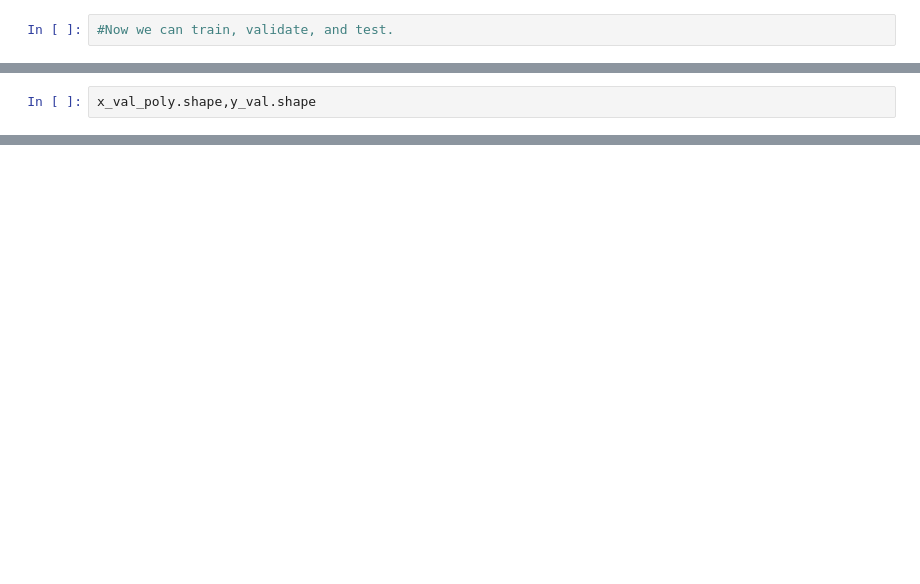
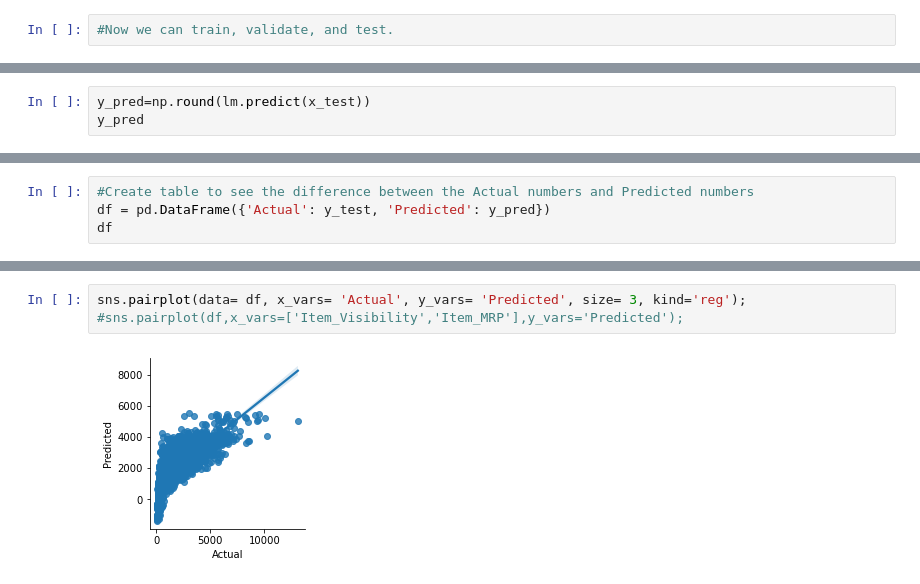
Before and after one commit to tahani321/Tahani-Alshedoukhi, a Jupyter notebook: MyProject-Copy1.ipynb, the cells around one changed output, grey strips where cells are left out. Saved outputs shown, nothing was run; the diff lists cells and outputs as text; blank space fills up the shorter version.

```diff
--- a/MyProject-Copy1.ipynb
+++ b/MyProject-Copy1.ipynb
@@ -648,2 +661,3 @@ print(f'Degree 2 polynomial regression val R^2: {lm.score(x_test, y_test):.3f}')
 # %%
-x_val_poly.shape,y_val.shape
+y_pred=np.round(lm.predict(x_test))
+y_pred
@@ -649,0 +666,4 @@ x_val_poly.shape,y_val.shape
+# %%
+#Create table to see the difference between the Actual numbers and Predicted numbers
+df = pd.DataFrame({'Actual': y_test, 'Predicted': y_pred})
+df
@@ -649,0 +684,5 @@ x_val_poly.shape,y_val.shape
+# %%
+sns.pairplot(data= df, x_vars= 'Actual', y_vars= 'Predicted', size= 3, kind='reg');
+#sns.pairplot(df,x_vars=['Item_Visibility','Item_MRP'],y_vars='Predicted');
+# %% [output]
+[figure, added]
```
Also changed, not shown: parts of 40 cells of this notebook.
